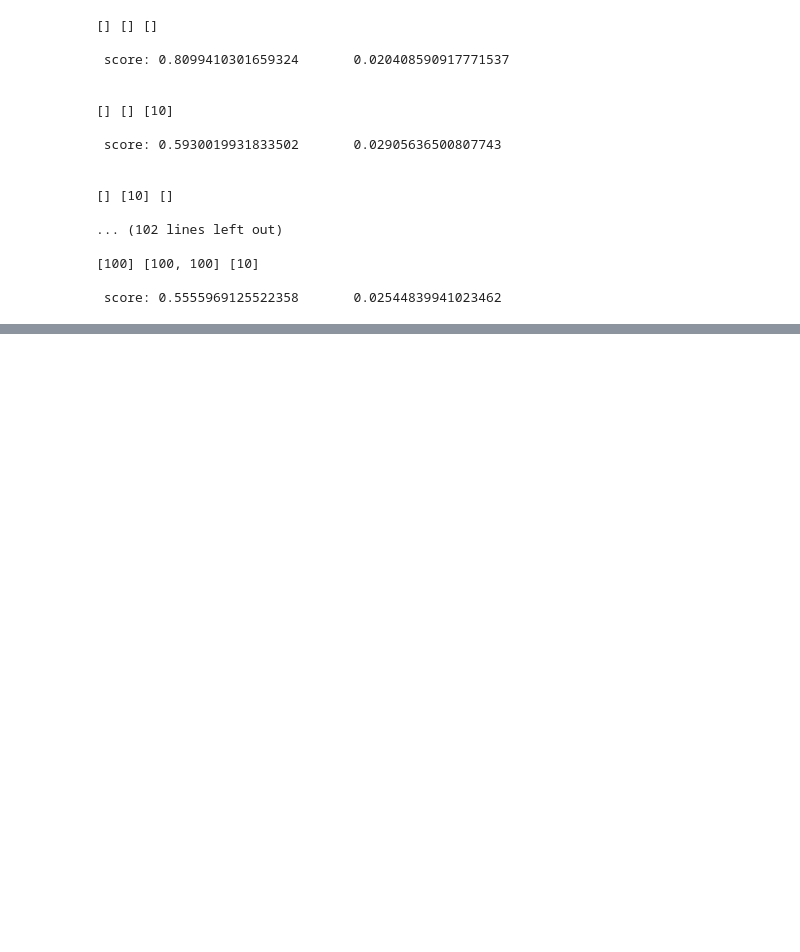
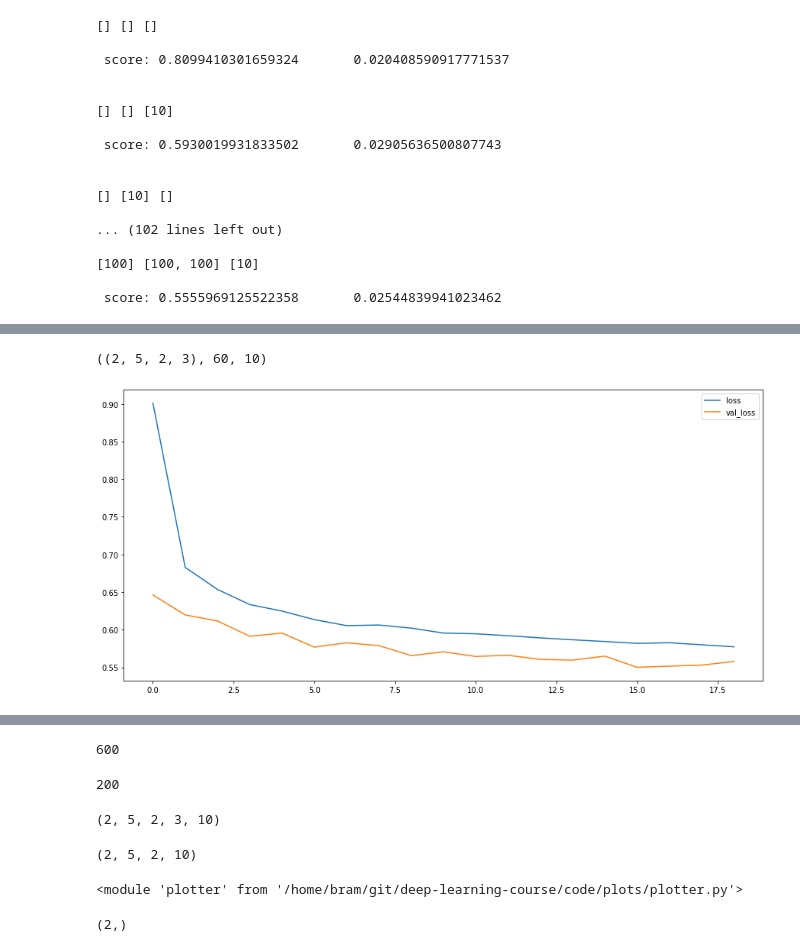
Before and after one commit to matejsladek/random_layers, a Jupyter notebook: code/experiments/census-income/Census Income.ipynb, the cells around one changed output, grey strips where cells are left out. Cells and saved outputs as stored; diff of their text form; code cells hidden in the pictures; blank space fills up the shorter version.

```diff
--- a/code/experiments/census-income/Census Income.ipynb
+++ b/code/experiments/census-income/Census Income.ipynb
@@ -405,0 +494,55 @@ with open("output/result.output", 'w+') as file:
+# %%
+max_random_depth = 40
+random_steps = 10
+
+before_options = [[50], [200]]
+random_options = list(range(0, max_random_depth + 1, random_steps))
+after_options = [[], [10]]
+
+values = [before_options, random_options, after_options]
+# %%
+model_configurations_residual = np.array(list(product(*values)))
+model_configurations_residual = model_configurations_residual.reshape(
+    len(before_options),
+    len(random_options),
+    len(after_options),
+    len((before_options, random_options, after_options)),
+)
+model_configurations_residual.shape, prod(model_configurations_residual.shape), folds
+# %% [output]
+((2, 5, 2, 3), 60, 10)
+# %%
+results_residual = np.zeros(model_configurations_residual.shape[:-1] + (folds,))
+# %%
+x = list(enumerate(model_configurations_residual.reshape(-1, 3)))
+for i, model_type in reversed(x):
+    for j, (train_ids, test_ids) in enumerate(KFold(n_splits=10, shuffle=True).split(np.arange(dataset.shape[0]))):
+        print(i)
+        half_validate = round(len(test_ids) / 2)
+
+        model = build_residual_model(*model_type)
+        model.compile(optimizer="adam", loss="mean_squared_error")
+        model.fit(
+            train[train_ids], labels[train_ids],
+            64,
+            epochs=100,
+            shuffle=True,
+            validation_data=(
+                train[test_ids][:half_validate], labels[test_ids][:half_validate],
+            ),
+            callbacks=[
+                keras.callbacks.EarlyStopping(
+                    patience=3,
+                    restore_best_weights=True,
+                ),
+                PlotLosses(),
+            ],
+        )
+
+        score = model.evaluate(
+            train[test_ids][round(len(test_ids) / 2):], labels[test_ids][round(len(test_ids) / 2):],
+            verbose=0,
+        )
+        results_residual.reshape(-1, folds)[i, j] = score
+# %% [output]
+[figure, added]
@@ -405,0 +550,12 @@ with open("output/result.output", 'w+') as file:
+# %%
+prod(results_residual.shape)
+# %% [output]
+600
+# %%
+np.sum(results_residual != 0)
+# %% [output]
+200
+# %%
+results_residual.shape
+# %% [output]
+(2, 5, 2, 3, 10)
@@ -405,0 +566,4 @@ with open("output/result.output", 'w+') as file:
+# %%
+x.shape
+# %% [output]
+(2, 5, 2, 10)
@@ -405,0 +572,4 @@ with open("output/result.output", 'w+') as file:
+# %%
+imp.reload(plotter)
+# %% [output]
+<module 'plotter' from '/home/bram/git/deep-learning-course/code/plots/plotter.py'>
@@ -405,0 +578,4 @@ with open("output/result.output", 'w+') as file:
+# %%
+np.array(values).shape
+# %% [output]
+(2,)
```
Also changed, not shown: parts of 20 cells of this notebook.
